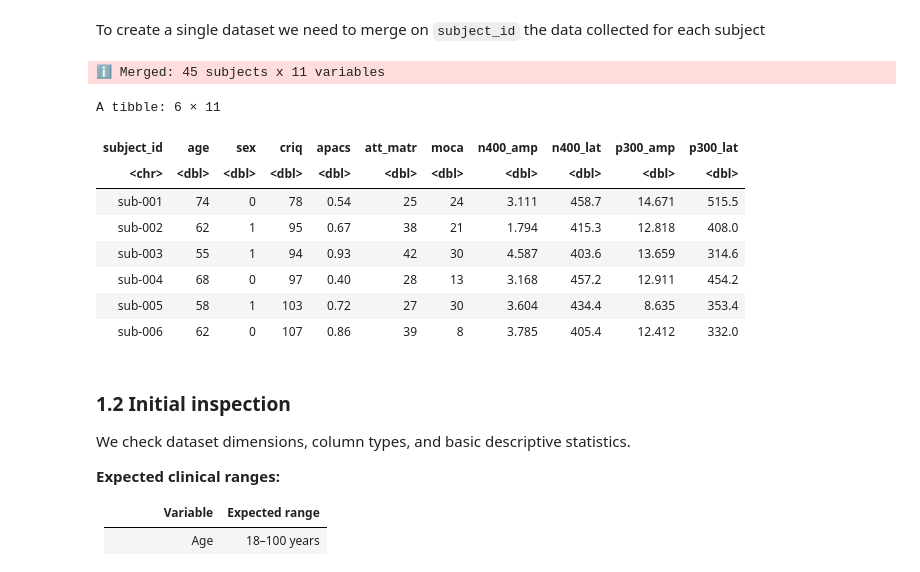
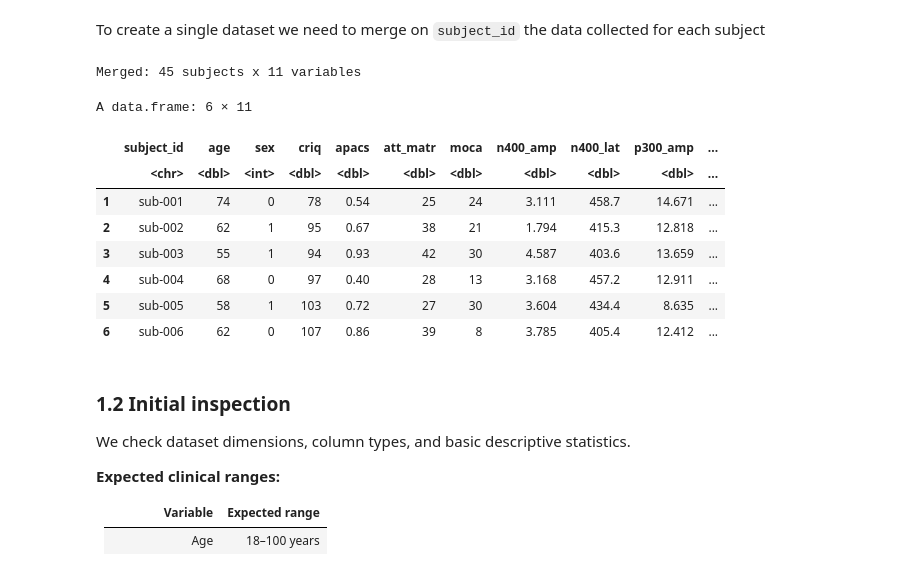
Before and after one commit to SanCamilloIRCCS-OndaLab/tutorial_EEG-NPSY, a Jupyter notebook: r/case1/code/CaseStudy_1.ipynb, the cells around one changed output. Drawn from its saved outputs; the diff is of its cells as text; code cells hidden in the pictures.

```diff
--- a/r/case1/code/CaseStudy_1.ipynb
+++ b/r/case1/code/CaseStudy_1.ipynb
@@ -98,9 +86,8 @@ dir.create(RESULTS, recursive = TRUE, showWarnings = FALSE)
 
 The datasets are stored as separate CSV files linked by `subject_id`.
 # %%
-npsy <- read_csv(NPSY_CSV, show_col_types = FALSE)
-eeg  <- read_csv(EEG_CSV, show_col_types = FALSE)
-
-glimpse(npsy)
-glimpse(eeg)
+npsy <- read.csv(NPSY_CSV)
+eeg  <- read.csv(EEG_CSV)
+cat(sprintf("NPSY: %d x %d  columns: %s\n", nrow(npsy), ncol(npsy), paste(colnames(npsy), collapse = ", ")))
+cat(sprintf("EEG:  %d x %d  columns: %s\n", nrow(eeg), ncol(eeg), paste(colnames(eeg), collapse = ", ")))
 # %% [output]
@@ -148,19 +119,19 @@ A tibble: 6 × 5
 To create a single dataset we need to merge on `subject_id` the data collected for each subject
 # %%
 df <- inner_join(npsy, eeg, by = "subject_id")
-cli_alert_info("Merged: {nrow(df)} subjects x {ncol(df)} variables")
+cat(sprintf("Merged: %d subjects x %d variables\n", nrow(df), ncol(df)))
 head(df)
 # %% [output]
-ℹ Merged: 45 subjects x 11 variables
+Merged: 45 subjects x 11 variables
-A tibble: 6 × 11
+A data.frame: 6 × 11
-| subject_id | age | sex | criq | apacs | att_matr | moca | n400_amp | n400_lat | p300_amp | p300_lat |
-| <chr> | <dbl> | <dbl> | <dbl> | <dbl> | <dbl> | <dbl> | <dbl> | <dbl> | <dbl> | <dbl> |
-| sub-001 | 74 | 0 | 78 | 0.54 | 25 | 24 | 3.111 | 458.7 | 14.671 | 515.5 |
-| sub-002 | 62 | 1 | 95 | 0.67 | 38 | 21 | 1.794 | 415.3 | 12.818 | 408.0 |
-| sub-003 | 55 | 1 | 94 | 0.93 | 42 | 30 | 4.587 | 403.6 | 13.659 | 314.6 |
-| sub-004 | 68 | 0 | 97 | 0.40 | 28 | 13 | 3.168 | 457.2 | 12.911 | 454.2 |
-| sub-005 | 58 | 1 | 103 | 0.72 | 27 | 30 | 3.604 | 434.4 | 8.635 | 353.4 |
-| sub-006 | 62 | 0 | 107 | 0.86 | 39 | 8 | 3.785 | 405.4 | 12.412 | 332.0 |
+|  | subject_id | age | sex | criq | apacs | att_matr | moca | n400_amp | n400_lat | p300_amp | ... |
+|  | <chr> | <dbl> | <int> | <dbl> | <dbl> | <dbl> | <dbl> | <dbl> | <dbl> | <dbl> | ... |
+| 1 | sub-001 | 74 | 0 | 78 | 0.54 | 25 | 24 | 3.111 | 458.7 | 14.671 | ... |
+| 2 | sub-002 | 62 | 1 | 95 | 0.67 | 38 | 21 | 1.794 | 415.3 | 12.818 | ... |
+| 3 | sub-003 | 55 | 1 | 94 | 0.93 | 42 | 30 | 4.587 | 403.6 | 13.659 | ... |
+| 4 | sub-004 | 68 | 0 | 97 | 0.40 | 28 | 13 | 3.168 | 457.2 | 12.911 | ... |
+| 5 | sub-005 | 58 | 1 | 103 | 0.72 | 27 | 30 | 3.604 | 434.4 | 8.635 | ... |
+| 6 | sub-006 | 62 | 0 | 107 | 0.86 | 39 | 8 | 3.785 | 405.4 | 12.412 | ... |
 # %% [markdown]
 ### 1.2 Initial inspection
 
```
Also changed, not shown: parts of 31 cells of this notebook, 45 other files.
